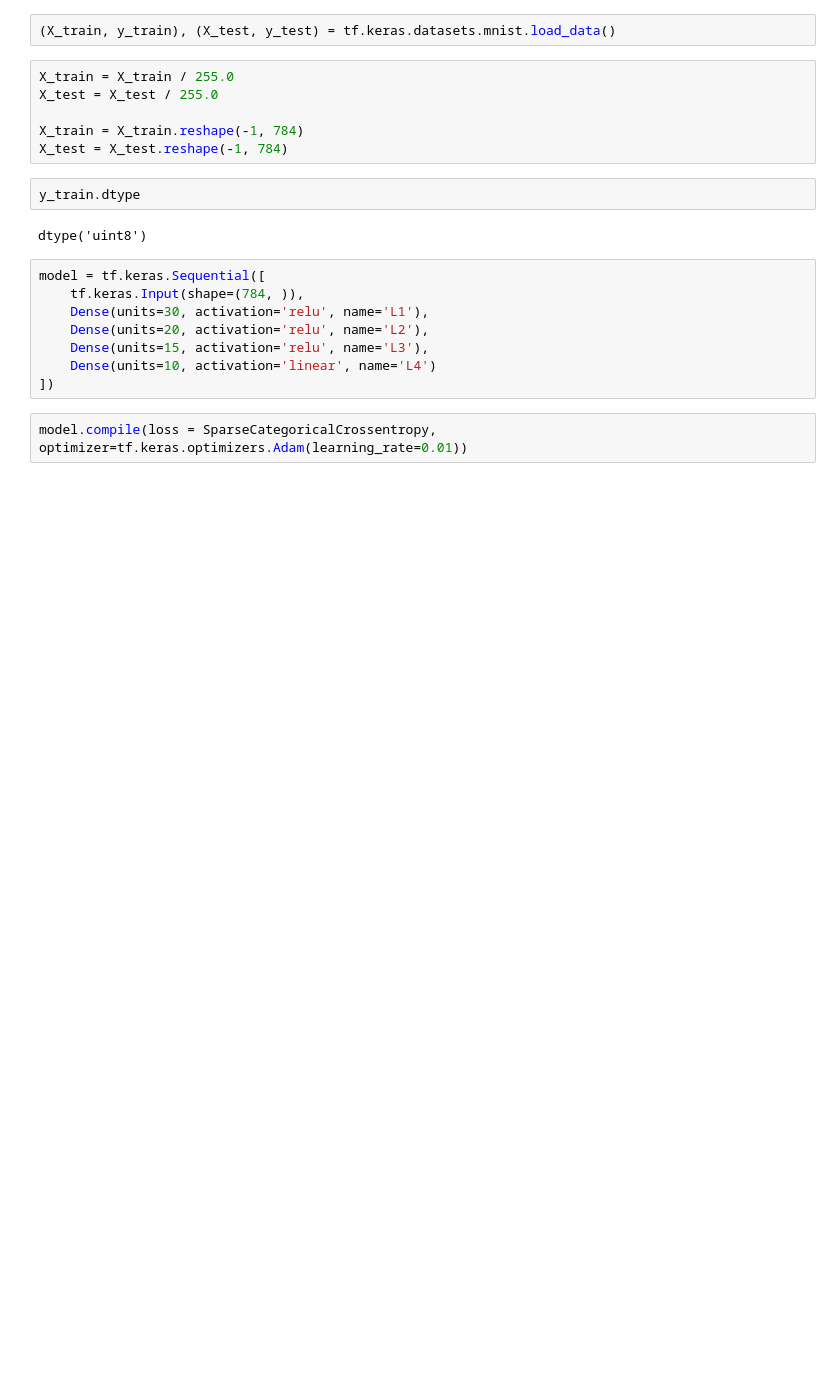
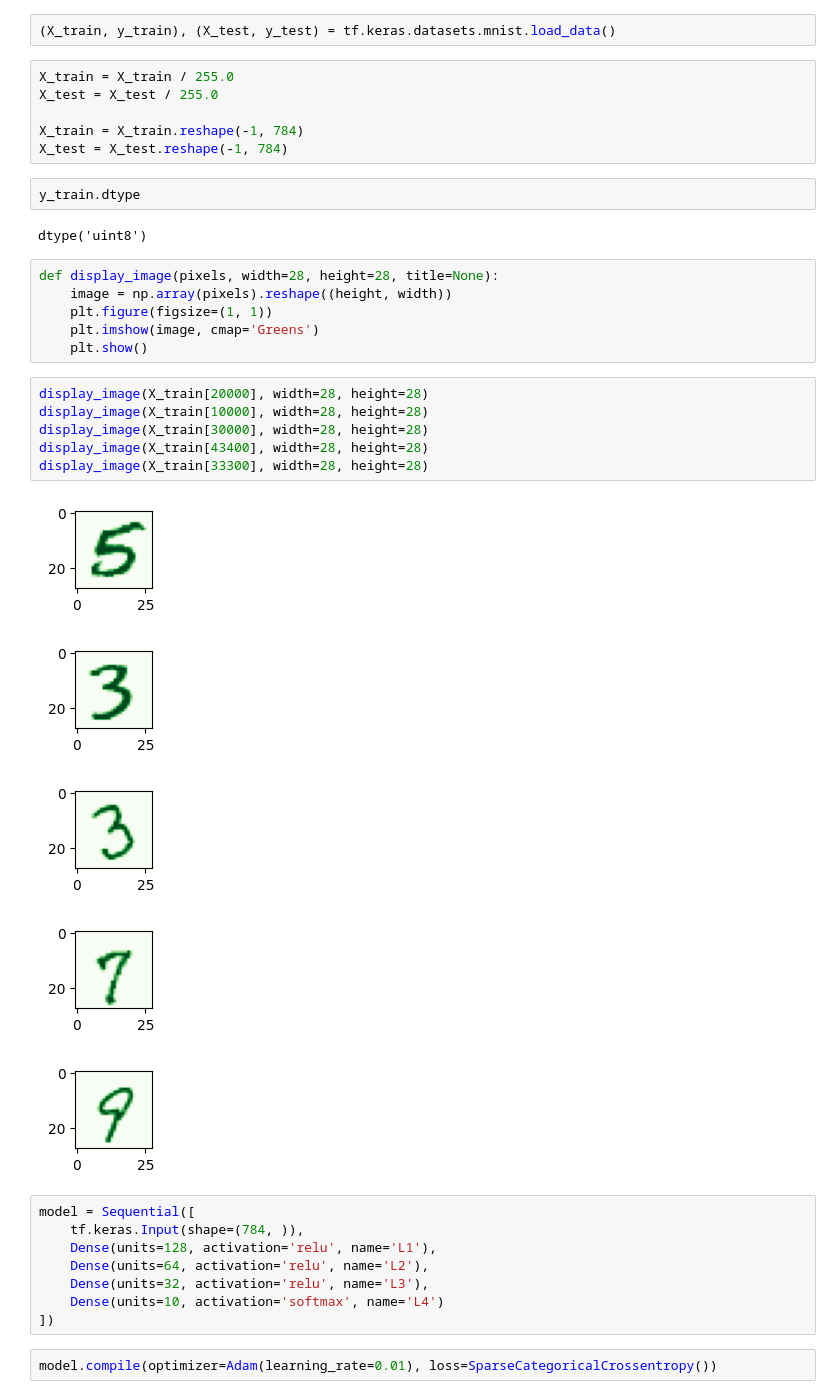
Before and after one commit to Isa1asN/mnist-neural-net, a Jupyter notebook: tf-nn.ipynb, the cells around one changed output. Saved outputs shown, nothing was run; the diff lists cells and outputs as text; blank space fills up the shorter version.

Commit message:
classifier training complete

```diff
--- a/tf-nn.ipynb
+++ b/tf-nn.ipynb
@@ -15,13 +19,31 @@ X_test = X_test.reshape(-1, 784)
 y_train.dtype
 # %% [output]
 dtype('uint8')
+# %%
+def display_image(pixels, width=28, height=28, title=None):
+    image = np.array(pixels).reshape((height, width))
+    plt.figure(figsize=(1, 1))
+    plt.imshow(image, cmap='Greens')
+    plt.show()
+# %%
+display_image(X_train[20000], width=28, height=28)
+display_image(X_train[10000], width=28, height=28)
+display_image(X_train[30000], width=28, height=28)
+display_image(X_train[43400], width=28, height=28)
+display_image(X_train[33300], width=28, height=28)
+# %% [output]
+[figure, added]
+[figure, added]
+[figure, added]
+[figure, added]
+[figure, added]
 # %%
-model = tf.keras.Sequential([
+model = Sequential([
     tf.keras.Input(shape=(784, )),
-    Dense(units=30, activation='relu', name='L1'),
-    Dense(units=20, activation='relu', name='L2'),
-    Dense(units=15, activation='relu', name='L3'),
-    Dense(units=10, activation='linear', name='L4')
+    Dense(units=128, activation='relu', name='L1'),
+    Dense(units=64, activation='relu', name='L2'),
+    Dense(units=32, activation='relu', name='L3'),
+    Dense(units=10, activation='softmax', name='L4')
 ])
 # %%
-model.compile(loss = SparseCategoricalCrossentropy, optimizer=tf.keras.optimizers.Adam(learning_rate=0.01))
+model.compile(optimizer=Adam(learning_rate=0.01), loss=SparseCategoricalCrossentropy())
```
Also changed, not shown: parts of 8 cells of this notebook.
